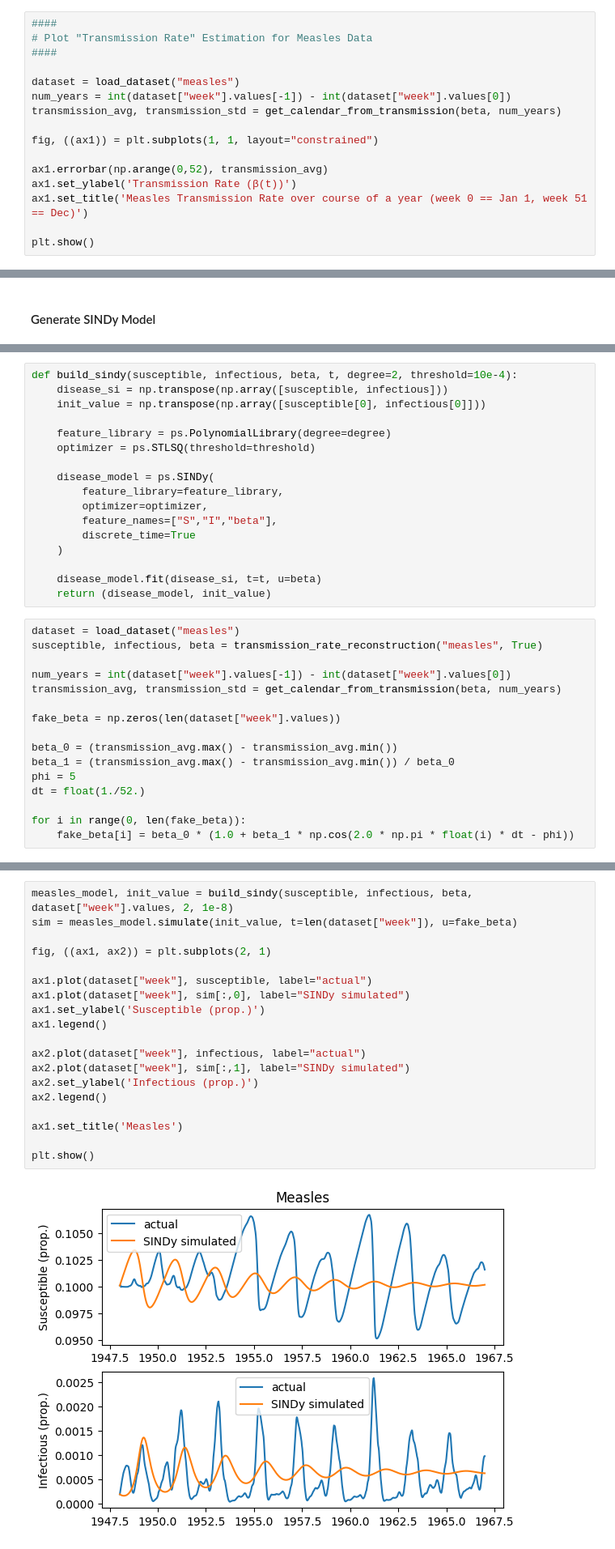
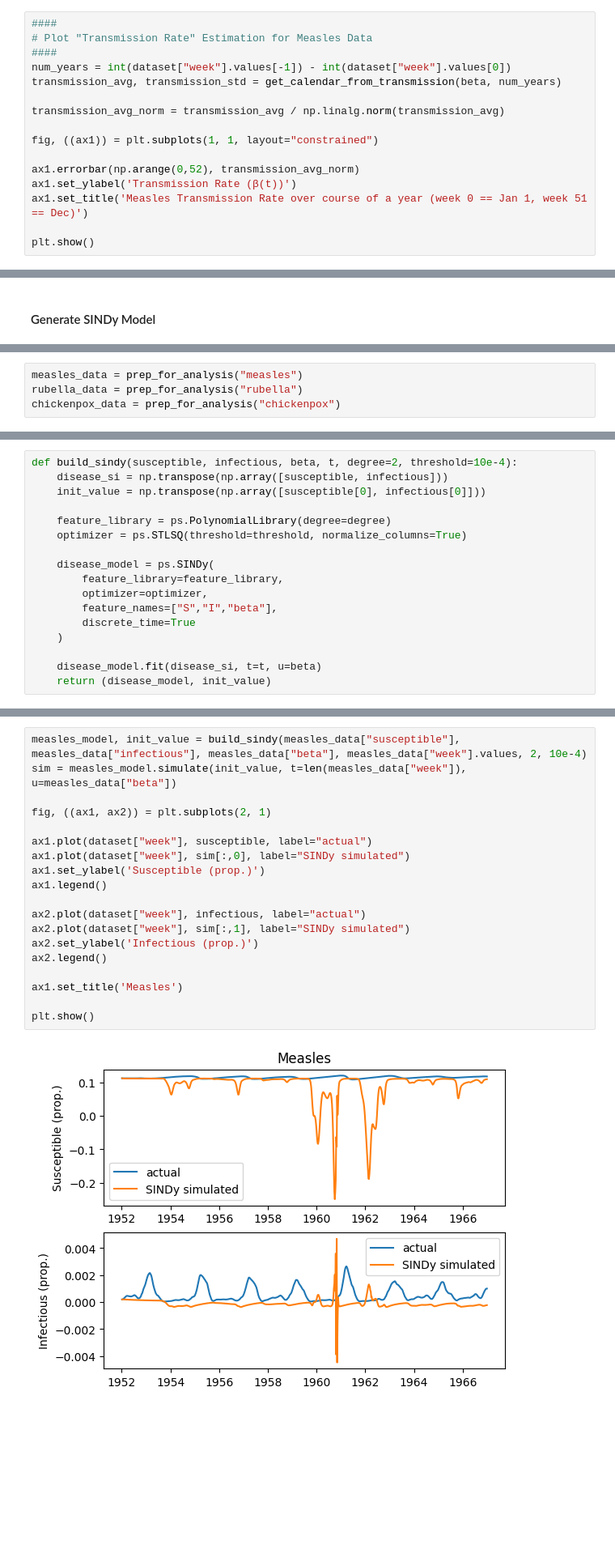
Before and after one commit to rdcarini/AMATH575, a Jupyter notebook: sindy_sandbox.ipynb, the cells around one changed output, grey strips where cells are left out. Shown at 81% size. Saved outputs shown, nothing was run; the diff lists cells and outputs as text; blank space fills up the shorter version.

Commit message:
Some more plots for the empirical data, using both PySINDy and performing the regression by hand (thanks to Gaurav's function)

```diff
--- a/sindy_sandbox.ipynb
+++ b/sindy_sandbox.ipynb
@@ -1175,14 +1190,14 @@ def get_calendar_from_transmission(beta, num_years):
 ####
 # Plot "Transmission Rate" Estimation for Measles Data
 ####
-
-dataset = load_dataset("measles")
 num_years = int(dataset["week"].values[-1]) - int(dataset["week"].values[0])
 transmission_avg, transmission_std = get_calendar_from_transmission(beta, num_years)
 
+transmission_avg_norm = transmission_avg / np.linalg.norm(transmission_avg)
+
 fig, ((ax1)) = plt.subplots(1, 1, layout="constrained")
 
-ax1.errorbar(np.arange(0,52), transmission_avg)
+ax1.errorbar(np.arange(0,52), transmission_avg_norm)
 ax1.set_ylabel('Transmission Rate (β(t))')
 ax1.set_title('Measles Transmission Rate over course of a year (week 0 == Jan 1, week 51 == Dec)')
 
@@ -1193,0 +1369,4 @@ plt.show()
+# %%
+measles_data = prep_for_analysis("measles")
+rubella_data = prep_for_analysis("rubella")
+chickenpox_data = prep_for_analysis("chickenpox")
@@ -1197,7 +1408,7 @@ def build_sindy(susceptible, infectious, beta, t, degree=2, threshold=10e-4):
     init_value = np.transpose(np.array([susceptible[0], infectious[0]]))
 
     feature_library = ps.PolynomialLibrary(degree=degree)
-    optimizer = ps.STLSQ(threshold=threshold)
+    optimizer = ps.STLSQ(threshold=threshold, normalize_columns=True)
 
     disease_model = ps.SINDy(
         feature_library=feature_library,
@@ -1208,19 +1419,3 @@ def build_sindy(susceptible, infectious, beta, t, degree=2, threshold=10e-4):
 
     disease_model.fit(disease_si, t=t, u=beta)
     return (disease_model, init_value)
-# %%
-dataset = load_dataset("measles")
-susceptible, infectious, beta = transmission_rate_reconstruction("measles", True)
-
-num_years = int(dataset["week"].values[-1]) - int(dataset["week"].values[0])
-transmission_avg, transmission_std = get_calendar_from_transmission(beta, num_years)
-
-fake_beta = np.zeros(len(dataset["week"].values))
-
-beta_0 = (transmission_avg.max() - transmission_avg.min())
-beta_1 = (transmission_avg.max() - transmission_avg.min()) / beta_0
-phi = 5
-dt = float(1./52.)
-
-for i in range(0, len(fake_beta)):
-    fake_beta[i] = beta_0 * (1.0 + beta_1 * np.cos(2.0 * np.pi * float(i) * dt - phi))
@@ -1229,24 +1422,24 @@ for i in range(0, len(fake_beta)):
 # %%
-measles_model, init_value = build_sindy(susceptible, infectious, beta, dataset["week"].values, 2, 1e-8)
-sim = measles_model.simulate(init_value, t=len(dataset["week"]), u=fake_beta)
+measles_model, init_value = build_sindy(measles_data["susceptible"], measles_data["infectious"], measles_data["beta"], measles_data["week"].values, 2, 10e-4)
+sim = measles_model.simulate(init_value, t=len(measles_data["week"]), u=measles_data["beta"])
 
 fig, ((ax1, ax2)) = plt.subplots(2, 1)
 
 ax1.plot(dataset["week"], susceptible, label="actual")
 ax1.plot(dataset["week"], sim[:,0], label="SINDy simulated")
 ax1.set_ylabel('Susceptible (prop.)')
 ax1.legend()
 
 ax2.plot(dataset["week"], infectious, label="actual")
 ax2.plot(dataset["week"], sim[:,1], label="SINDy simulated")
 ax2.set_ylabel('Infectious (prop.)')
 ax2.legend()
 
 ax1.set_title('Measles')
 
 plt.show()
 # %% [output]
-[figure, old version]
+[figure, new version]
 # %%
 measles_model.print()
 # %% [output]
```
Also changed, not shown: parts of 25 cells of this notebook.
